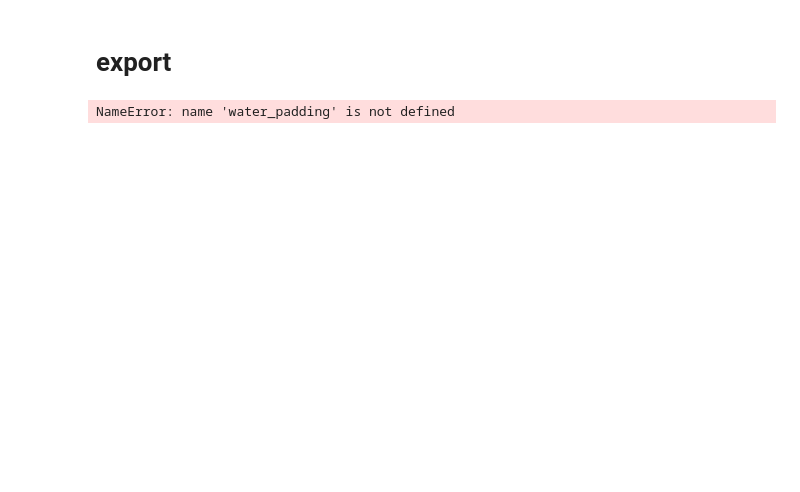
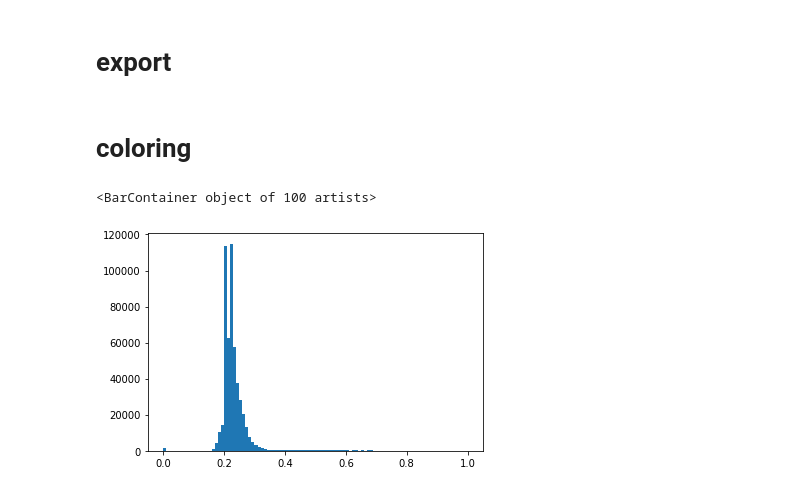
Before and after one commit to rvorias/voxel_realms, a Jupyter notebook: notebooks/pipeline.ipynb, the cells around one changed output. Saved outputs shown, nothing was run; the diff lists cells and outputs as text; code cells hidden in the pictures; blank space fills up the shorter version.

Commit message:
Add coloring prototype

```diff
--- a/notebooks/pipeline.ipynb
+++ b/notebooks/pipeline.ipynb
@@ -167,9 +186,13 @@ plt.imshow(terrain_height)
 # export
 # %%
 qmap = (terrain_height*255).astype(np.uint8)
-qmap = qmap[water_padding:-water_padding,water_padding:-water_padding]
 qimg = PIL.Image.fromarray(qmap).convert('L')
 qimg = qimg.resize((config.export.size, config.export.size))
 qimg.save(f"../output/height_{realm_number}.png")
-# %% [output]
-NameError: name 'water_padding' is not defined
+# %% [markdown]
+# coloring
+# %%
+plt.hist(terrain_height.flatten(), bins=100)[2]
+# %% [output]
+<BarContainer object of 100 artists>
+[figure, added]
```
Also changed, not shown: parts of 18 cells of this notebook, 8 other files.
